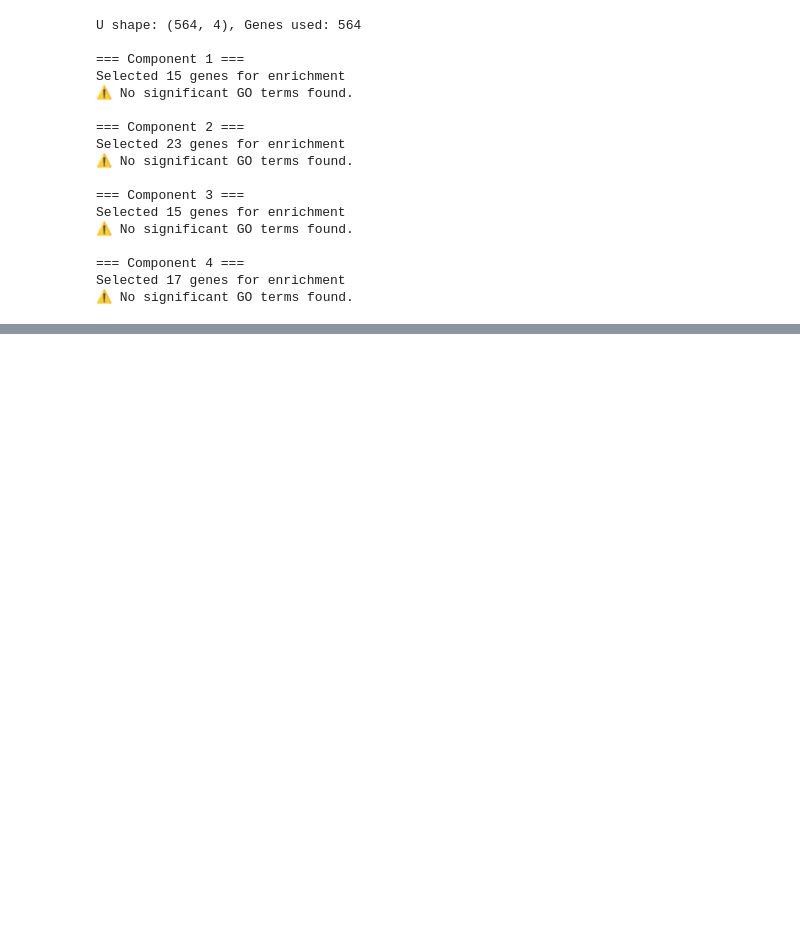
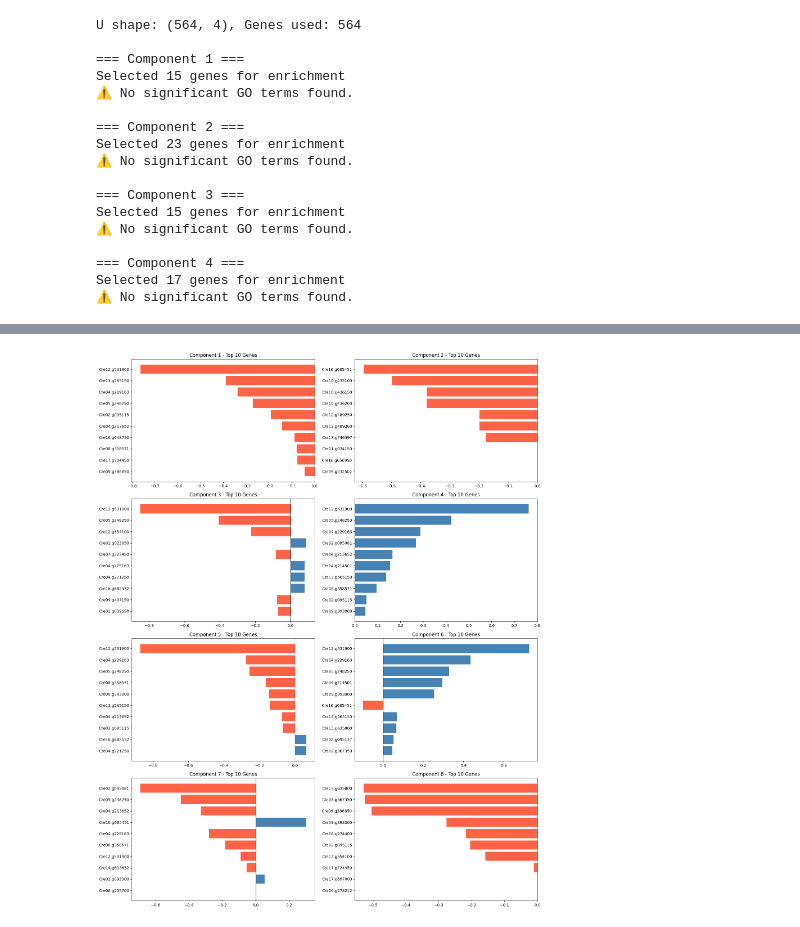
Before and after one commit to Imane-Mkt/Chlamy, a Jupyter notebook: Chlamy_Project_v2-main/Notebooks_Imane/Correlation_analysis.ipynb, the cells around one changed output, grey strips where cells are left out. Saved outputs shown, nothing was run; the diff lists cells and outputs as text; code cells hidden in the pictures; blank space fills up the shorter version.

```diff
--- a/Chlamy_Project_v2-main/Notebooks_Imane/Correlation_analysis.ipynb
+++ b/Chlamy_Project_v2-main/Notebooks_Imane/Correlation_analysis.ipynb
@@ -528,0 +595,36 @@ with PdfPages('my_report.pdf') as pdf:
+# %%
+import pandas as pd
+import matplotlib.pyplot as plt
+
+# Load results
+#df = pd.read_csv("/home/imokhtatif/.vscode-server/Chlamy_Project_v2-main/Data/sCCA/STANDARD_sCCA_full_results.csv")
+
+# Filter to genes only
+gene_df = df[df['type'] == 'gene']
+
+# Components to plot
+components = sorted(gene_df['component'].unique())
+
+# Set up grid (e.g. 4x2 for 8 components)
+fig, axes = plt.subplots(4, 2, figsize=(16, 20))
+axes = axes.flatten()
+
+for i, comp in enumerate(components[:8]):
+    ax = axes[i]
+
+    comp_data = gene_df[gene_df['component'] == comp].copy()
+
+    # Pick top 10 genes by absolute weight
+    top_genes = comp_data.reindex(comp_data['weight'].abs().sort_values(ascending=False).index)[:10]
+
+    # Plot bar chart (signed weights)
+    ax.barh(top_genes['name'], top_genes['weight'], color=['steelblue' if w > 0 else 'tomato' for w in top_genes['weight']])
+
+    ax.set_title(f"Component {comp} - Top 10 Genes")
+    ax.axvline(0, color='black', linewidth=0.8)
+    ax.invert_yaxis()  # largest bar on top
+
+plt.tight_layout()
+plt.show()
+# %% [output]
+[figure, added]
```
Also changed, not shown: parts of 23 cells of this notebook.
